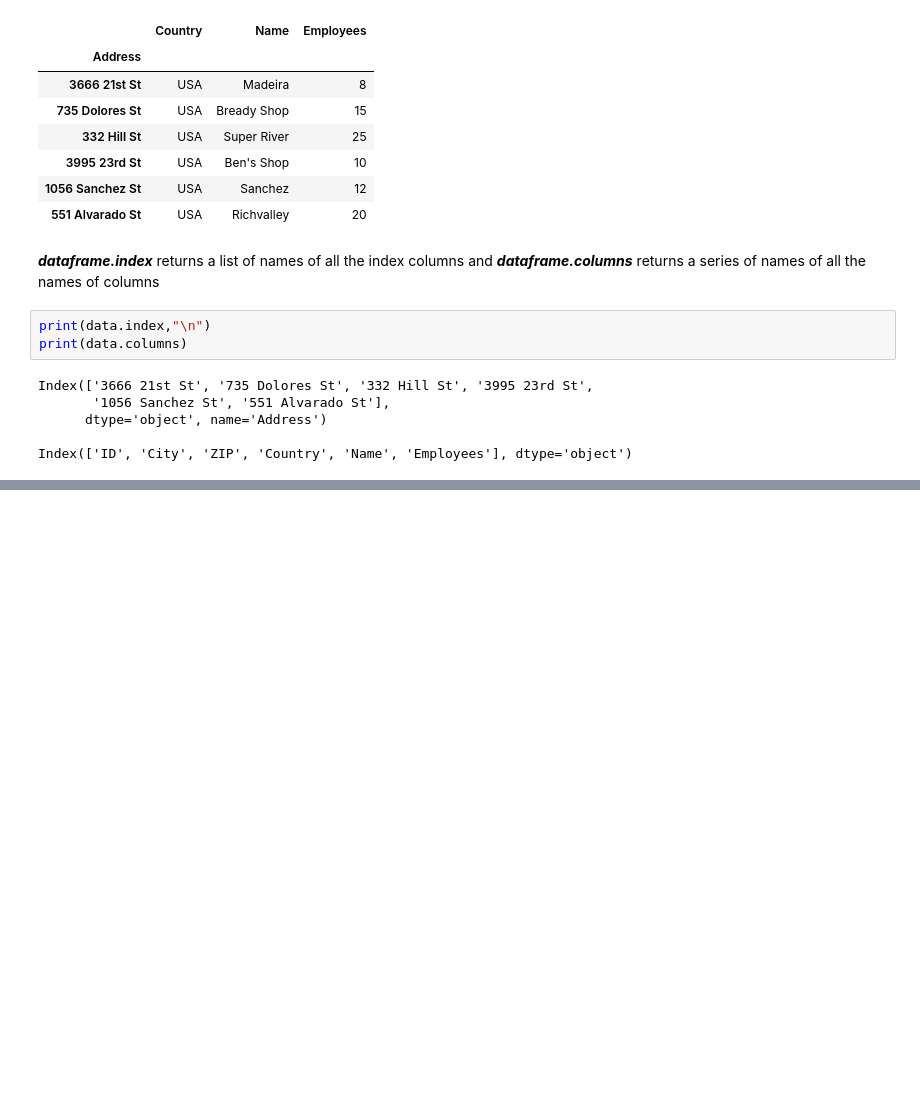
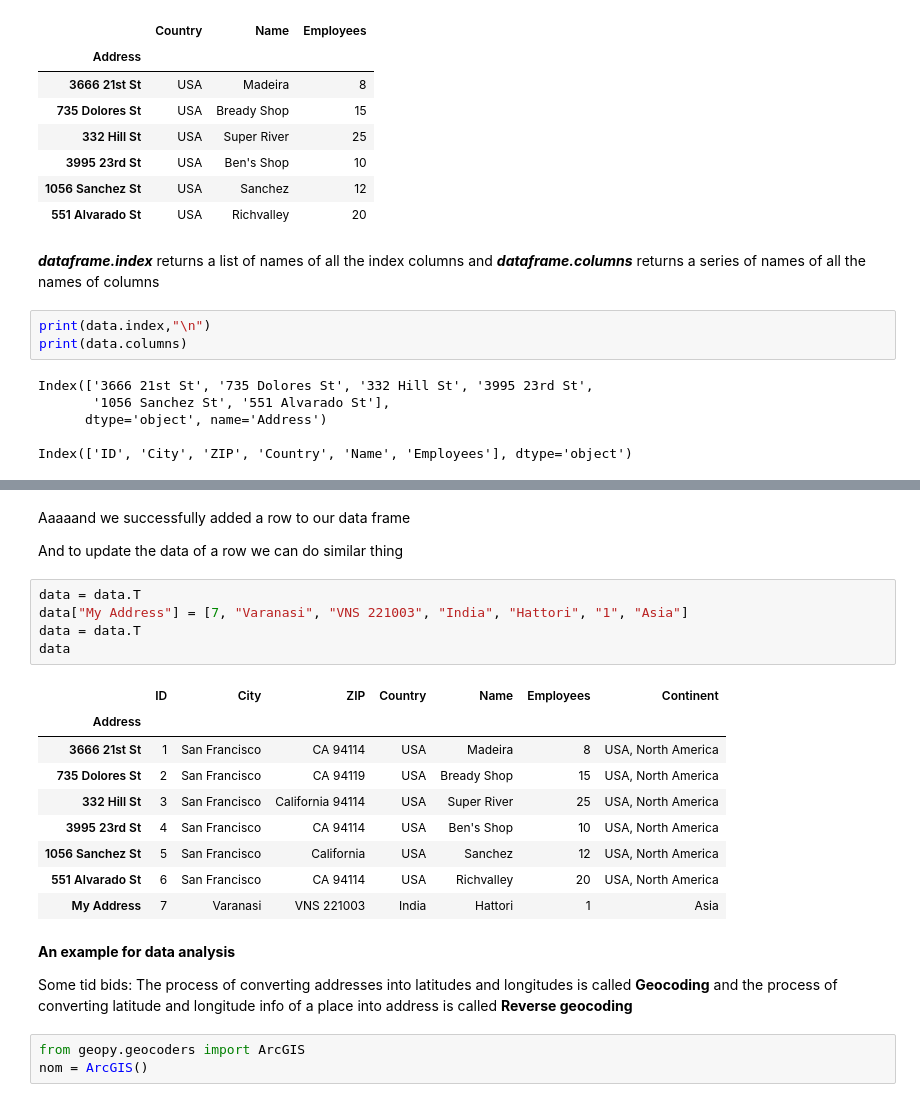
Before and after one commit to Mihir02/Python_Projects, a Jupyter notebook: Web Mapping/concepts.ipynb, the cells around one changed output, grey strips where cells are left out. Drawn from its saved outputs; the diff is of its cells as text; blank space fills up the shorter version.

```diff
--- a/Web Mapping/concepts.ipynb
+++ b/Web Mapping/concepts.ipynb
@@ -454,0 +516,26 @@ Index(['ID', 'City', 'ZIP', 'Country', 'Name', 'Employees'], dtype='object')
+# %% [markdown]
+Aaaaand we successfully added a row to our data frame
+
+And to update the data of a row we can do similar thing
+# %%
+data = data.T
+data["My Address"] = [7, "Varanasi", "VNS 221003", "India", "Hattori", "1", "Asia"]
+data = data.T
+data
+# %% [output]
+|  | ID | City | ZIP | Country | Name | Employees | Continent |
+| Address |  |  |  |  |  |  |  |
+| 3666 21st St | 1 | San Francisco | CA 94114 | USA | Madeira | 8 | USA, North America |
+| 735 Dolores St | 2 | San Francisco | CA 94119 | USA | Bready Shop | 15 | USA, North America |
+| 332 Hill St | 3 | San Francisco | California 94114 | USA | Super River | 25 | USA, North America |
+| 3995 23rd St | 4 | San Francisco | CA 94114 | USA | Ben's Shop | 10 | USA, North America |
+| 1056 Sanchez St | 5 | San Francisco | California | USA | Sanchez | 12 | USA, North America |
+| 551 Alvarado St | 6 | San Francisco | CA 94114 | USA | Richvalley | 20 | USA, North America |
+| My Address | 7 | Varanasi | VNS 221003 | India | Hattori | 1 | Asia |
+# %% [markdown]
+**An example for data analysis**
+
+Some tid bids:  The process of converting addresses into latitudes and longitudes is called **Geocoding** and the process of converting latitude and longitude info of a place into address is called **Reverse geocoding**
+# %%
+from geopy.geocoders import ArcGIS
+nom = ArcGIS()
```
Also changed, not shown: parts of 19 cells of this notebook.
